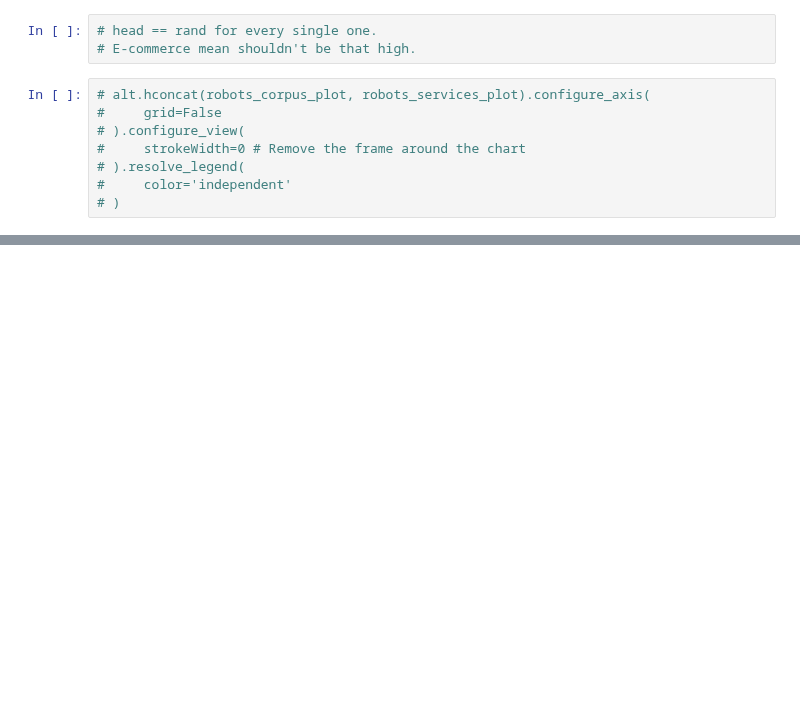
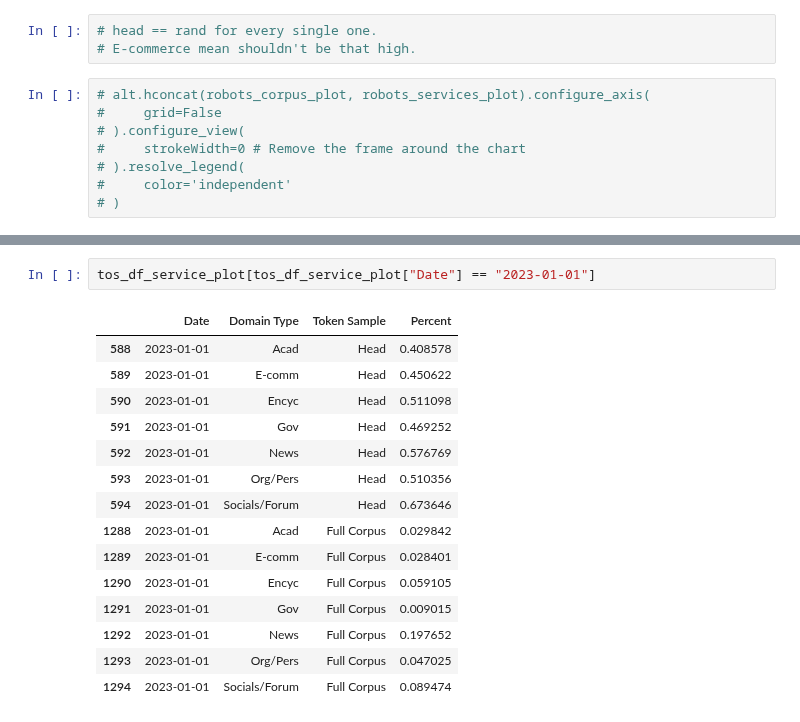
Before and after one commit to Data-Provenance-Initiative/Data-Provenance-Collection, a Jupyter notebook: src/analysis/corpus_robots_trends.ipynb, the cells around one changed output, grey strips where cells are left out. Drawn from its saved outputs; the diff is of its cells as text; blank space fills up the shorter version.

```diff
--- a/src/analysis/corpus_robots_trends.ipynb
+++ b/src/analysis/corpus_robots_trends.ipynb
@@ -292,0 +395,18 @@ tos_services_plot.display()
+# %%
+tos_df_service_plot[tos_df_service_plot["Date"] == "2023-01-01"]
+# %% [output]
+|  | Date | Domain Type | Token Sample | Percent |
+| 588 | 2023-01-01 | Acad | Head | 0.408578 |
+| 589 | 2023-01-01 | E-comm | Head | 0.450622 |
+| 590 | 2023-01-01 | Encyc | Head | 0.511098 |
+| 591 | 2023-01-01 | Gov | Head | 0.469252 |
+| 592 | 2023-01-01 | News | Head | 0.576769 |
+| 593 | 2023-01-01 | Org/Pers | Head | 0.510356 |
+| 594 | 2023-01-01 | Socials/Forum | Head | 0.673646 |
+| 1288 | 2023-01-01 | Acad | Full Corpus | 0.029842 |
+| 1289 | 2023-01-01 | E-comm | Full Corpus | 0.028401 |
+| 1290 | 2023-01-01 | Encyc | Full Corpus | 0.059105 |
+| 1291 | 2023-01-01 | Gov | Full Corpus | 0.009015 |
+| 1292 | 2023-01-01 | News | Full Corpus | 0.197652 |
+| 1293 | 2023-01-01 | Org/Pers | Full Corpus | 0.047025 |
+| 1294 | 2023-01-01 | Socials/Forum | Full Corpus | 0.089474 |
```
Also changed, not shown: parts of 8 cells of this notebook, 1 other file.
